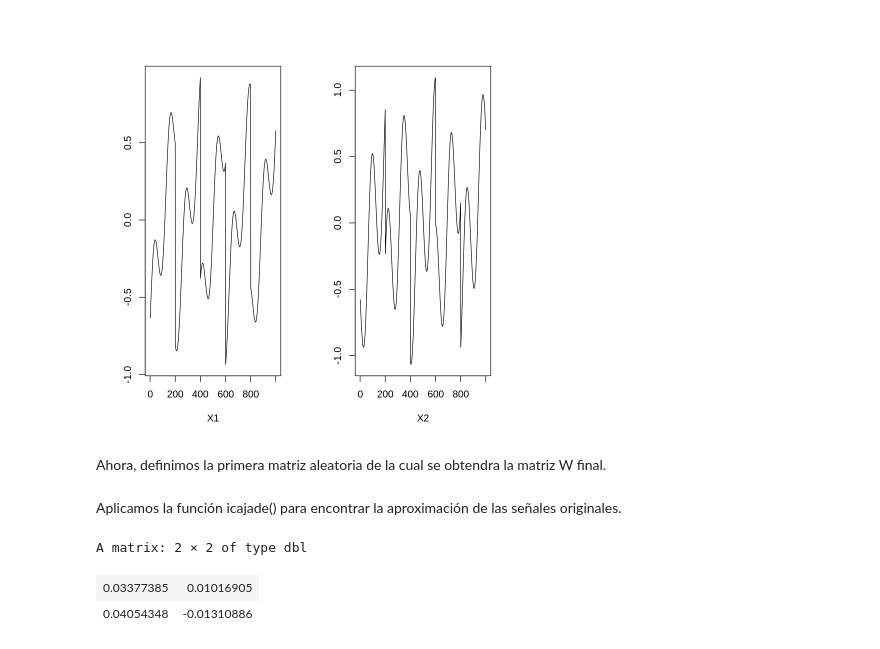
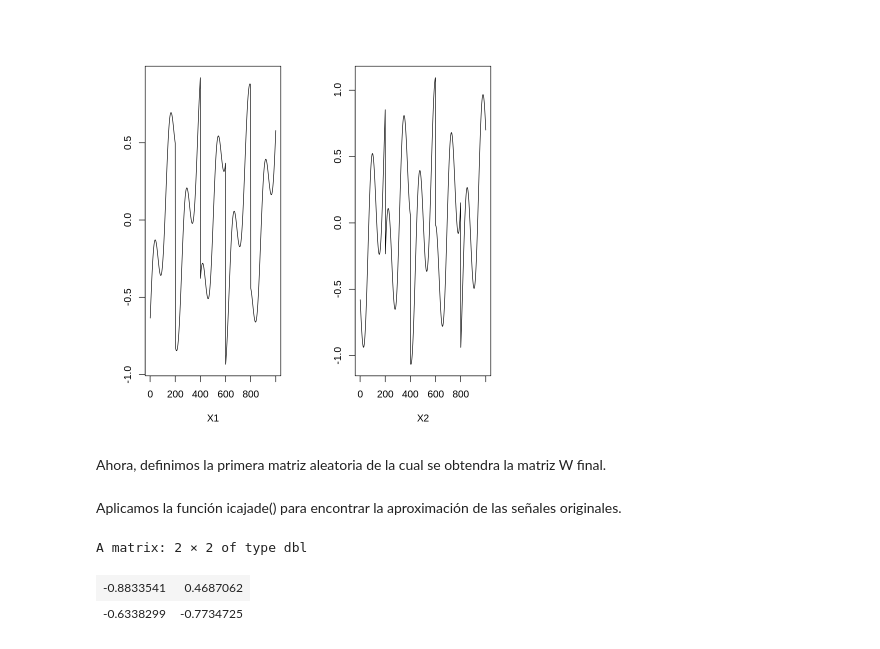
Before and after one commit to BaruchMM/Analisis-de-articulos, a Jupyter notebook: algunos_algoritmos_para_ICA.ipynb, the cells around one changed output. Saved outputs shown, nothing was run; the diff lists cells and outputs as text; code cells hidden in the pictures.

```diff
--- a/algunos_algoritmos_para_ICA.ipynb
+++ b/algunos_algoritmos_para_ICA.ipynb
@@ -142,12 +144,12 @@ Aplicamos la función icajade() para encontrar la aproximación de las señales
 # %%
 Xmat <- tcrossprod(X,Bmat)
 # ICA via JADE with 2 components
 imod <- icajade(Xmat,2)
-cor(Amat,imod$S)
+cor(X,imod$S)
 # %% [output]
 A matrix: 2 × 2 of type dbl
-| 0.03377385 | 0.01016905 |
-| 0.04054348 | -0.01310886 |
+| -0.8833541 | 0.4687062 |
+| -0.6338299 | -0.7734725 |
 # %%
 par(mfcol = c(1, 2))
 plot(1:1000, imod$S[,2], type = "l", xlab = "S'1", ylab = "")
```
Also changed, not shown: parts of 5 cells of this notebook.
